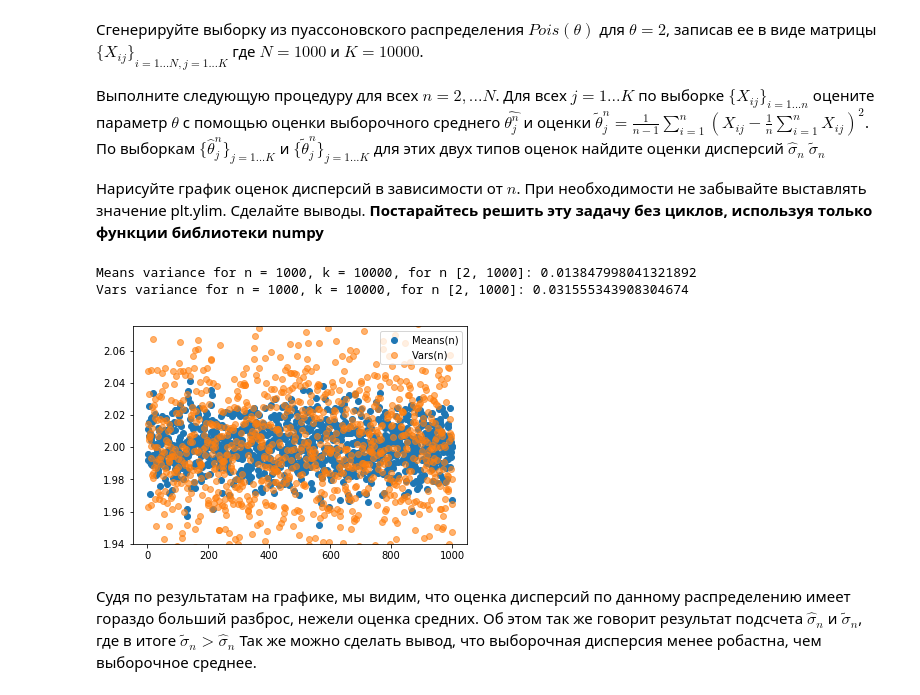
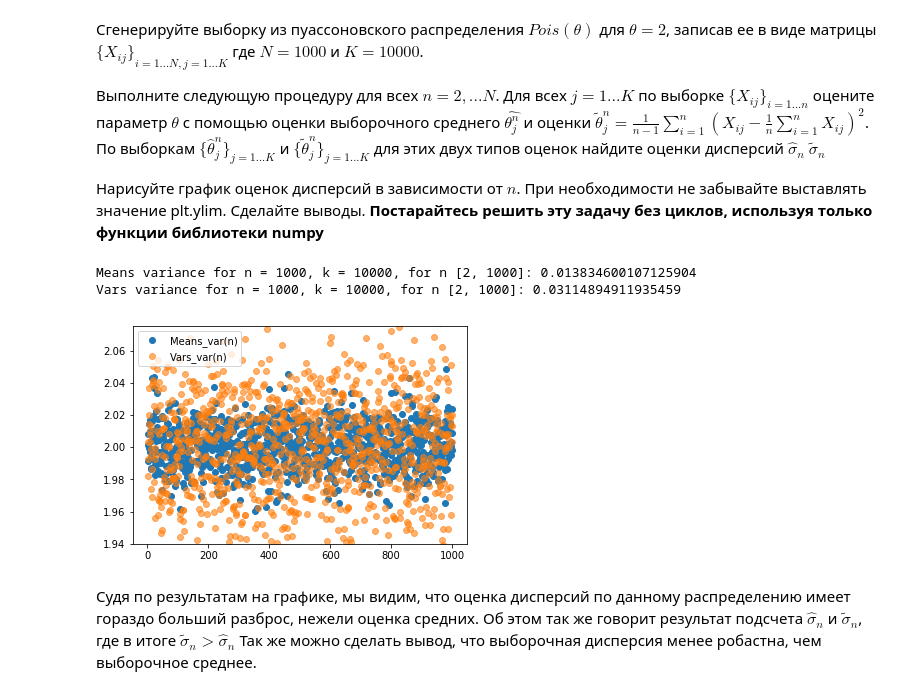
Before and after one commit to alexpon92/ntlg_test, a Jupyter notebook: Python/hw_11/hw_case_study.ipynb, the cells around one changed output. Drawn from its saved outputs; the diff is of its cells as text; code cells hidden in the pictures.

```diff
--- a/Python/hw_11/hw_case_study.ipynb
+++ b/Python/hw_11/hw_case_study.ipynb
@@ -186,33 +186,33 @@ plt.legend(loc='upper left')
 # %%
 n = 1000
 k = 10000
 
 poiss = stats.poisson(2)
 # generate
 sample = poiss.rvs(size=(n, k))
 
 # mean estimation
 means_est = np.mean(sample[1:], axis=1)
 means_est_var = means_est.var() ** 0.5
 
 # var estimation
 vars_est = np.var(sample[1:], axis=1)
 vars_est_var =  vars_est.var() ** 0.5
 
 print(f'Means variance for n = 1000, k = 10000, for n [2, 1000]: {means_est_var}')
 print(f'Vars variance for n = 1000, k = 10000, for n [2, 1000]: {vars_est_var}')
 
 n_linspace = np.linspace(1, n, n - 1)
 
-plt.plot(n_linspace, means_est, label='Means(n)', linestyle="",marker="o")
-plt.plot(n_linspace, vars_est, label='Vars(n)', linestyle="",marker="o", alpha=0.6)
+plt.plot(n_linspace, means_est, label='Means_var(n)', linestyle="",marker="o")
+plt.plot(n_linspace, vars_est, label='Vars_var(n)', linestyle="",marker="o", alpha=0.6)
 plt.legend(loc='best')
 plt.ylim(ymin=1.94, ymax=2.075)
 plt.show()
 # %% [output]
-Means variance for n = 1000, k = 10000, for n [2, 1000]: 0.013847998041321892
-Vars variance for n = 1000, k = 10000, for n [2, 1000]: 0.031555343908304674
+Means variance for n = 1000, k = 10000, for n [2, 1000]: 0.013834600107125904
+Vars variance for n = 1000, k = 10000, for n [2, 1000]: 0.03114894911935459
-[figure, old version]
+[figure, new version]
 # %% [markdown]
 Судя по результатам на графике, мы видим, что оценка дисперсий по данному распределению имеет гораздо больший разброс, нежели оценка средних. Об этом так же говорит результат подсчета  $\hat{\sigma}_n$ и $\tilde{\sigma}_n$, где в итоге $\tilde{\sigma}_n > \hat{\sigma}_n$
 Так же можно сделать вывод, что выборочная дисперсия менее робастна, чем выборочное среднее.
```
